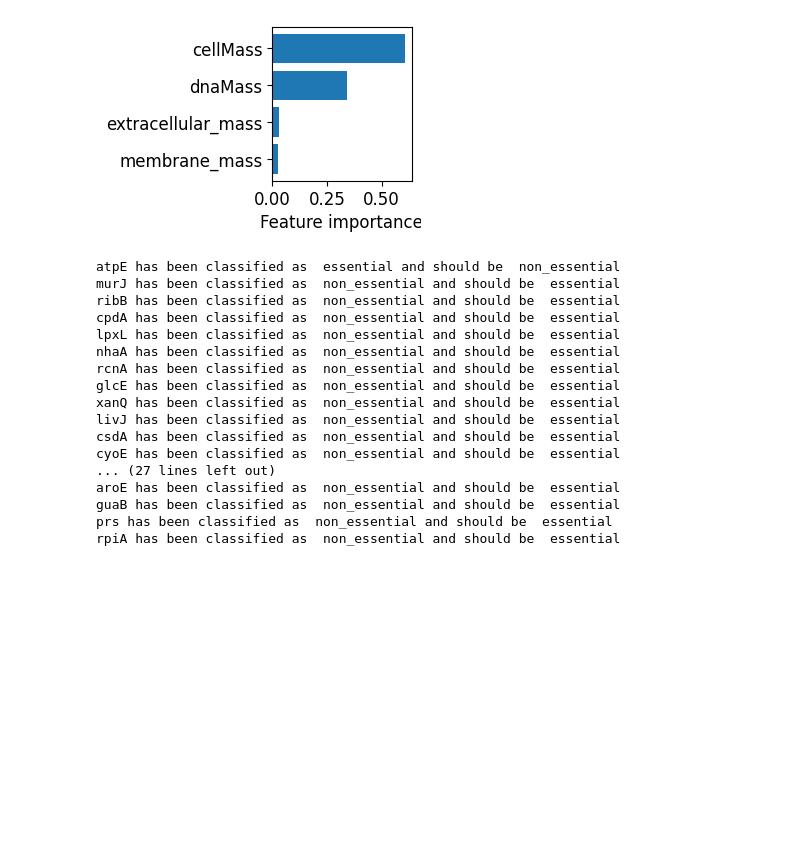
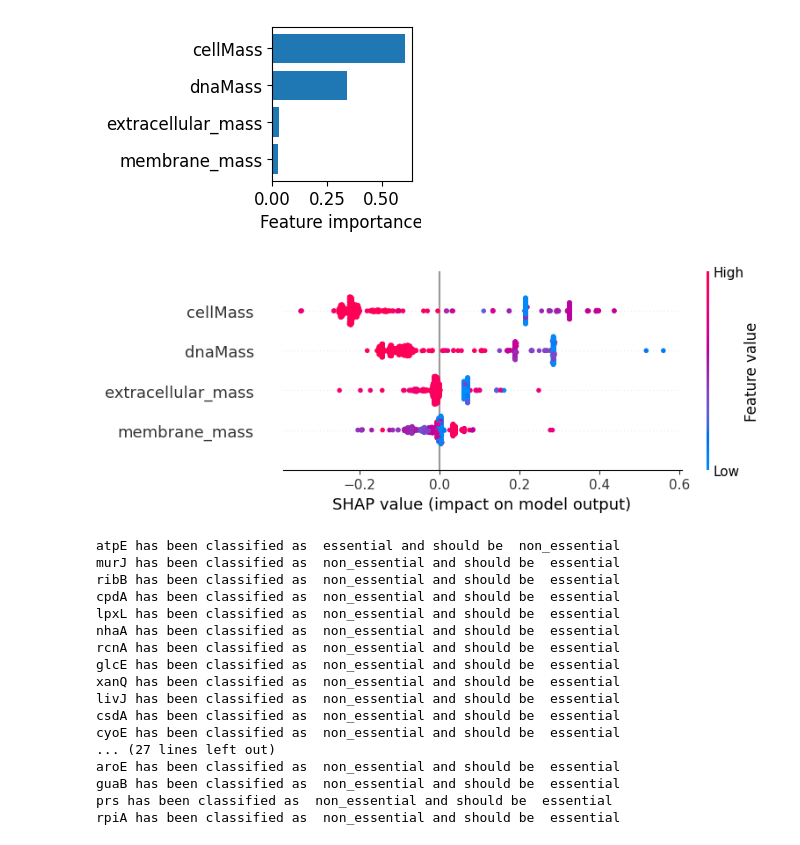
Before and after one commit to ioanagherman/surrogateMinesweeperEcoli, a Jupyter notebook: notebooks/surrogate training/ML surrogates training and testing_DEMO.ipynb, the cells around one changed output. Drawn from its saved outputs; the diff is of its cells as text; code cells hidden in the pictures; blank space fills up the shorter version.

```diff
--- a/notebooks/surrogate training/ML surrogates training and testing_DEMO.ipynb
+++ b/notebooks/surrogate training/ML surrogates training and testing_DEMO.ipynb
@@ -520,6 +789,18 @@ plt.savefig('feat_importance_rf_init.eps', bbox_inches="tight", format='eps')
 plt.show()
 # %% [output]
 [figure]
+# %%
+import shap
+# compute SHAP values
+explainer = shap.TreeExplainer(clf)
+shap_values = explainer.shap_values(X_train.drop(columns=['cell_path', 'gene_id', 'gene_name']))
+
+shap.summary_plot(shap_values[0], X_train.drop(columns=['cell_path', 'gene_id', 'gene_name']).values,   feature_names = list(X_train.drop(columns=['cell_path', 'gene_id', 'gene_name']).columns), show=False)
+
+plt.savefig('shap_init.png', dpi=600,bbox_inches="tight")
+plt.savefig('shap_init.eps', bbox_inches="tight", format='eps')
+# %% [output]
+[figure, added]
 # %%
 #Check which points are miss-classified
 predictions = clf.predict(X_train.drop(columns=['cell_path', 'gene_id', 'gene_name']).values)
```
Also changed, not shown: parts of 29 cells of this notebook, 1 other file.
